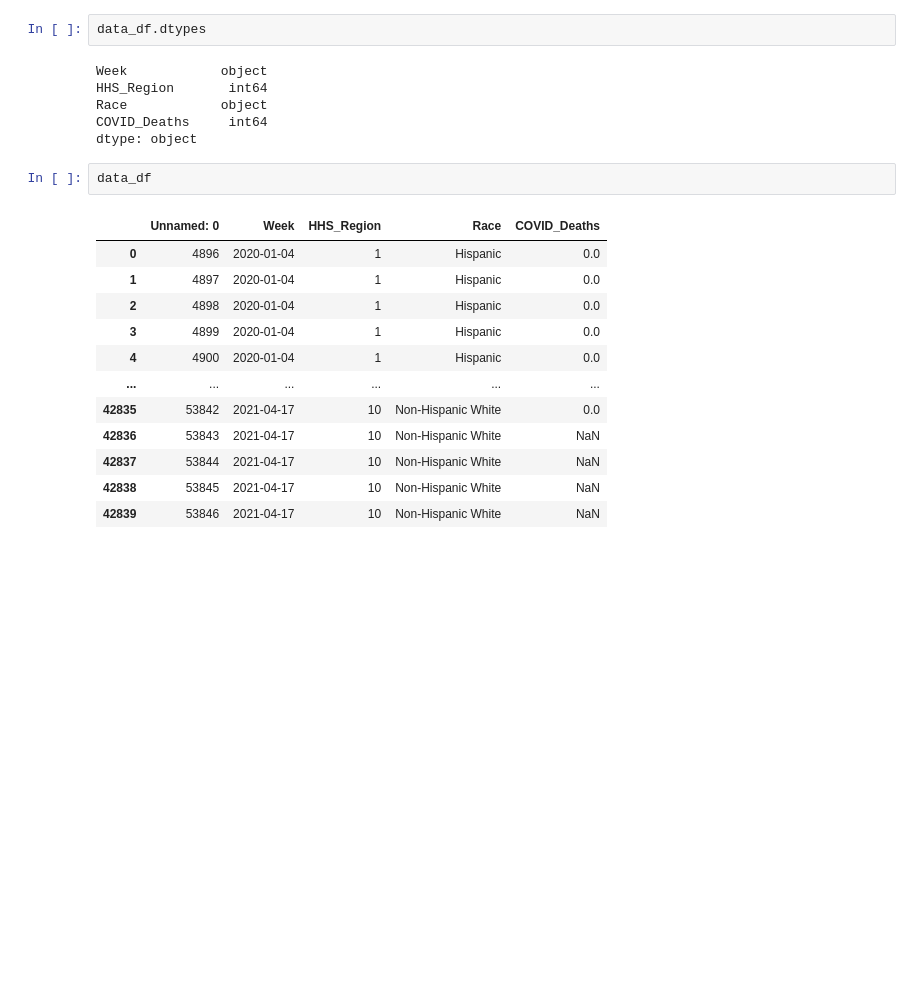
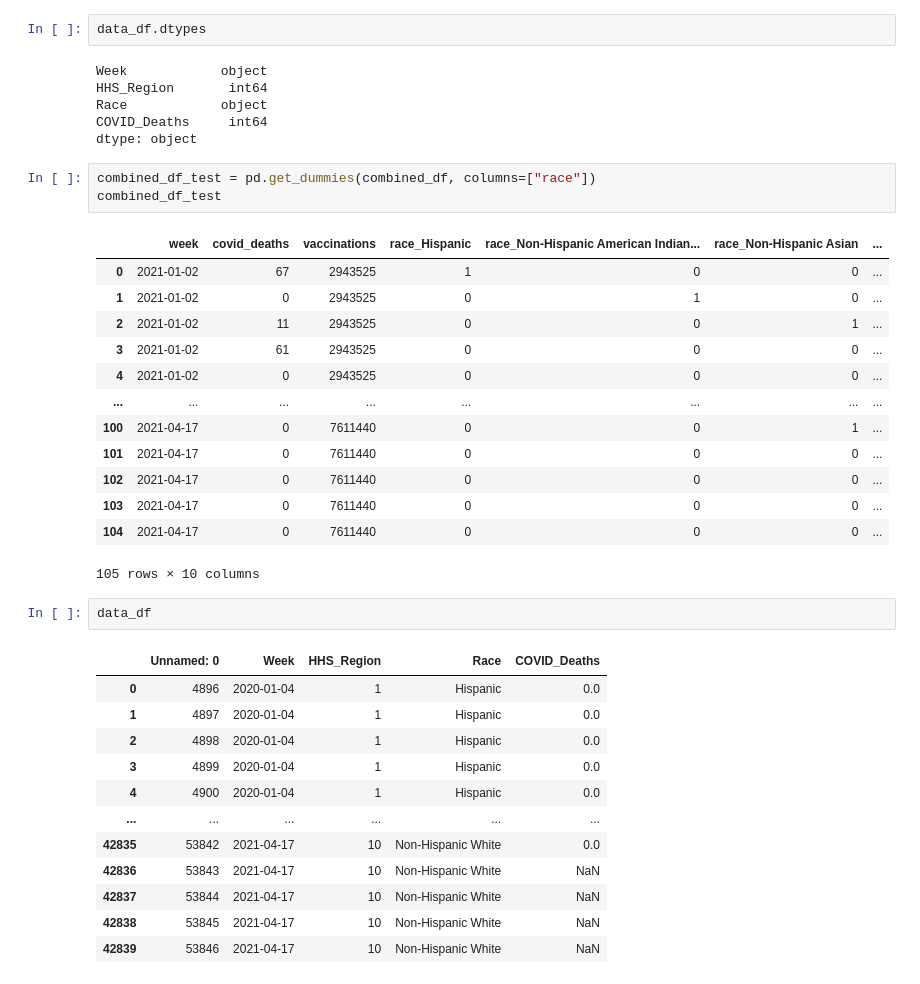
Before and after one commit to itsjonlau/Final-Project, a Jupyter notebook: Lauren/dev/Analyzing_Data.ipynb, the cells around one changed output. Saved outputs shown, nothing was run; the diff lists cells and outputs as text; blank space fills up the shorter version.

```diff
--- a/Lauren/dev/Analyzing_Data.ipynb
+++ b/Lauren/dev/Analyzing_Data.ipynb
@@ -22,6 +23,23 @@ HHS_Region       int64
 Race            object
 COVID_Deaths     int64
 dtype: object
+# %%
+combined_df_test = pd.get_dummies(combined_df, columns=["race"])
+combined_df_test
+# %% [output]
+|  | week | covid_deaths | vaccinations | race_Hispanic | race_Non-Hispanic American Indian... | race_Non-Hispanic Asian | ... |
+| 0 | 2021-01-02 | 67 | 2943525 | 1 | 0 | 0 | ... |
+| 1 | 2021-01-02 | 0 | 2943525 | 0 | 1 | 0 | ... |
+| 2 | 2021-01-02 | 11 | 2943525 | 0 | 0 | 1 | ... |
+| 3 | 2021-01-02 | 61 | 2943525 | 0 | 0 | 0 | ... |
+| 4 | 2021-01-02 | 0 | 2943525 | 0 | 0 | 0 | ... |
+| ... | ... | ... | ... | ... | ... | ... | ... |
+| 100 | 2021-04-17 | 0 | 7611440 | 0 | 0 | 1 | ... |
+| 101 | 2021-04-17 | 0 | 7611440 | 0 | 0 | 0 | ... |
+| 102 | 2021-04-17 | 0 | 7611440 | 0 | 0 | 0 | ... |
+| 103 | 2021-04-17 | 0 | 7611440 | 0 | 0 | 0 | ... |
+| 104 | 2021-04-17 | 0 | 7611440 | 0 | 0 | 0 | ... |
+105 rows × 10 columns
 # %%
 data_df
 # %% [output]
```
Also changed, not shown: parts of 6 cells of this notebook, 3 other files.
